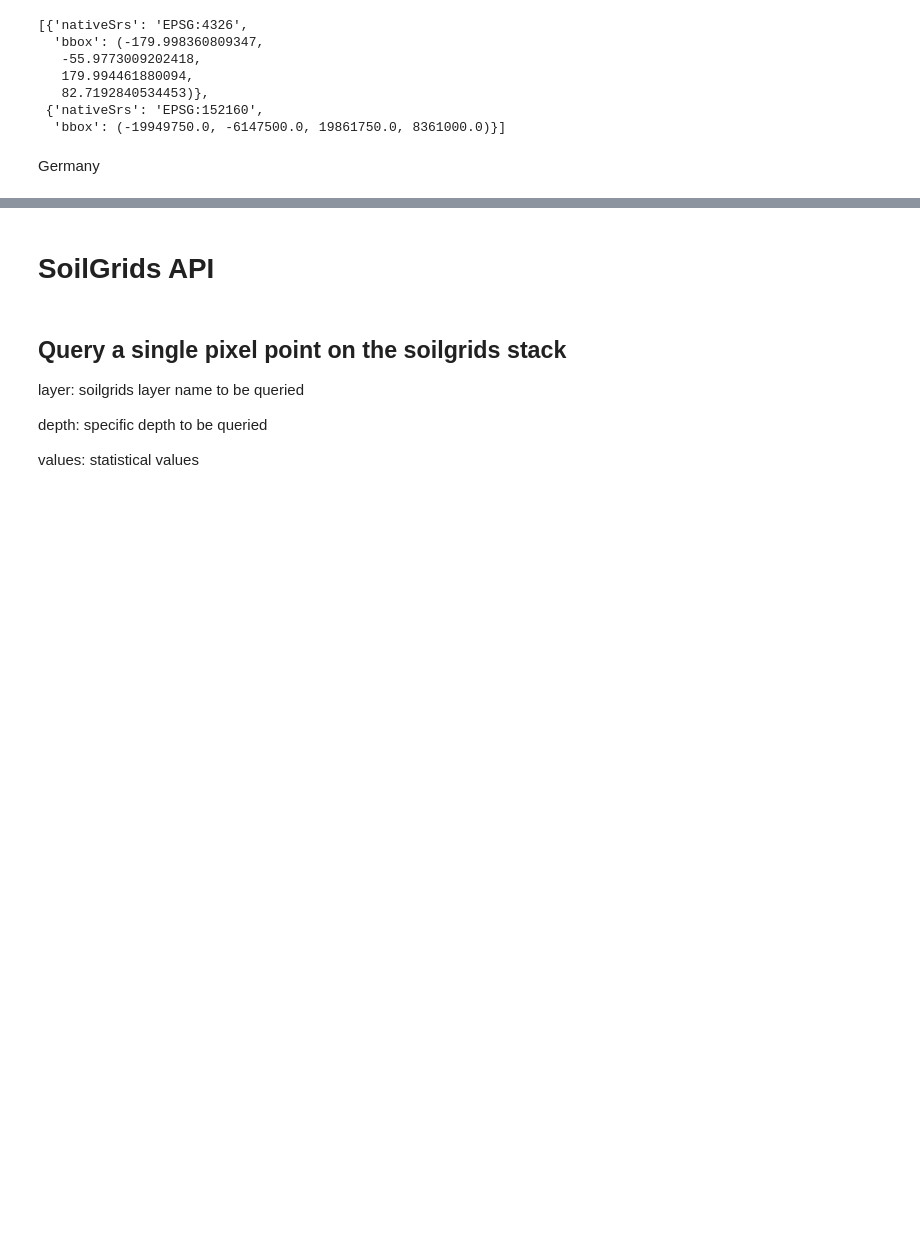
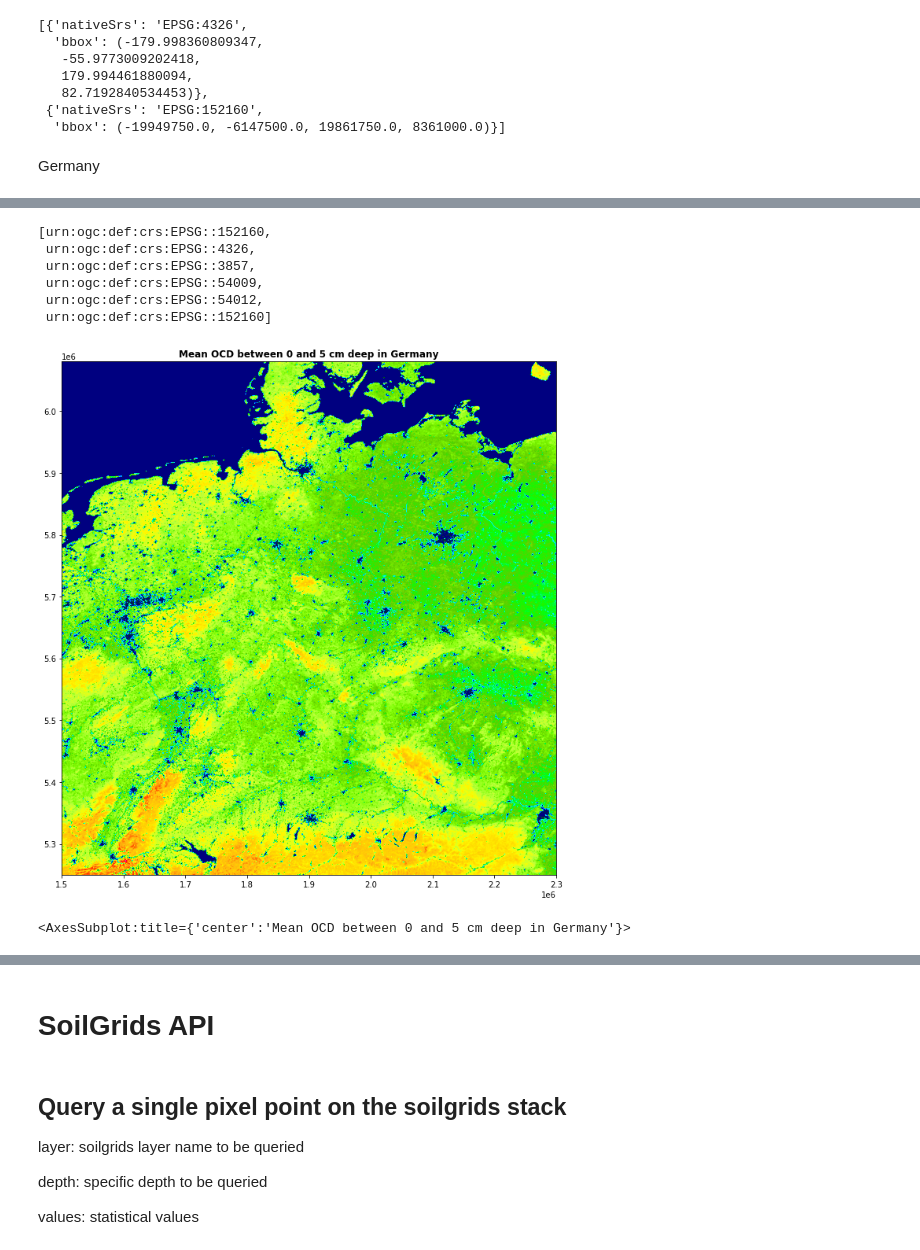
Before and after one commit to TmtStss/biodiversipy, a Jupyter notebook: notebooks/SoilGrids API Exploration.ipynb, the cells around one changed output, grey strips where cells are left out. Cells and saved outputs as stored; diff of their text form; code cells hidden in the pictures; blank space fills up the shorter version.

```diff
--- a/notebooks/SoilGrids API Exploration.ipynb
+++ b/notebooks/SoilGrids API Exploration.ipynb
@@ -184,0 +184,9 @@ import rioxarray as rxr
+# %%
+wcs.contents['ocd_0-5cm_mean'].supportedCRS
+# %% [output]
+[urn:ogc:def:crs:EPSG::152160,
+ urn:ogc:def:crs:EPSG::4326,
+ urn:ogc:def:crs:EPSG::3857,
+ urn:ogc:def:crs:EPSG::54009,
+ urn:ogc:def:crs:EPSG::54012,
+ urn:ogc:def:crs:EPSG::152160]
@@ -184,0 +203,8 @@ import rioxarray as rxr
+# %%
+ocd = rasterio.open("../raw_data/Germany_ocd_0-5cm_mean.tif", driver="GTiff")
+%matplotlib inline
+fig, ax = plt.subplots(1, figsize=(12, 12))
+plot.show(ocd, title='Mean OCD between 0 and 5 cm deep in Germany', cmap='gist_ncar')
+# %% [output]
+[figure, added]
+<AxesSubplot:title={'center':'Mean OCD between 0 and 5 cm deep in Germany'}>
```
Also changed, not shown: parts of 61 cells of this notebook, 1 other file.
